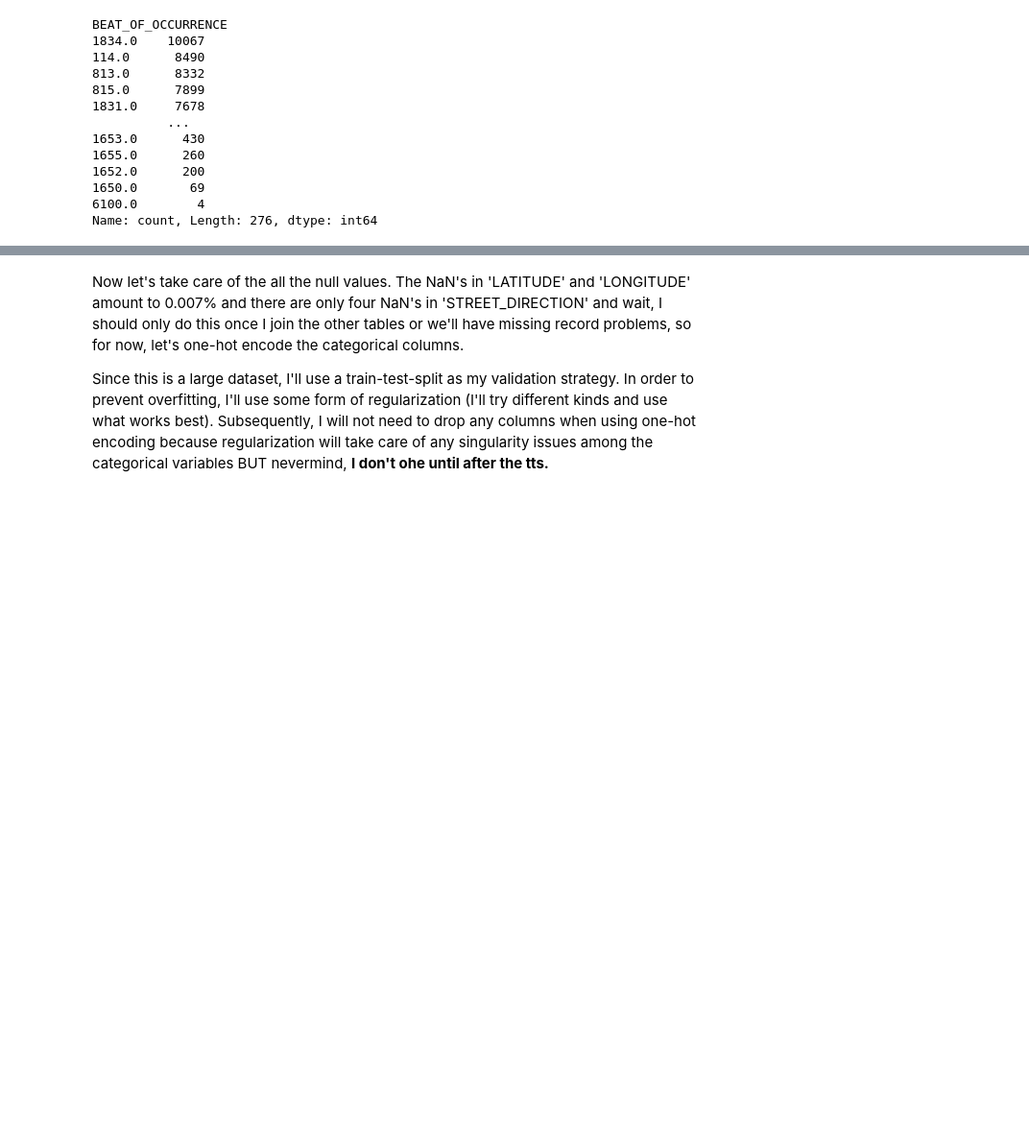
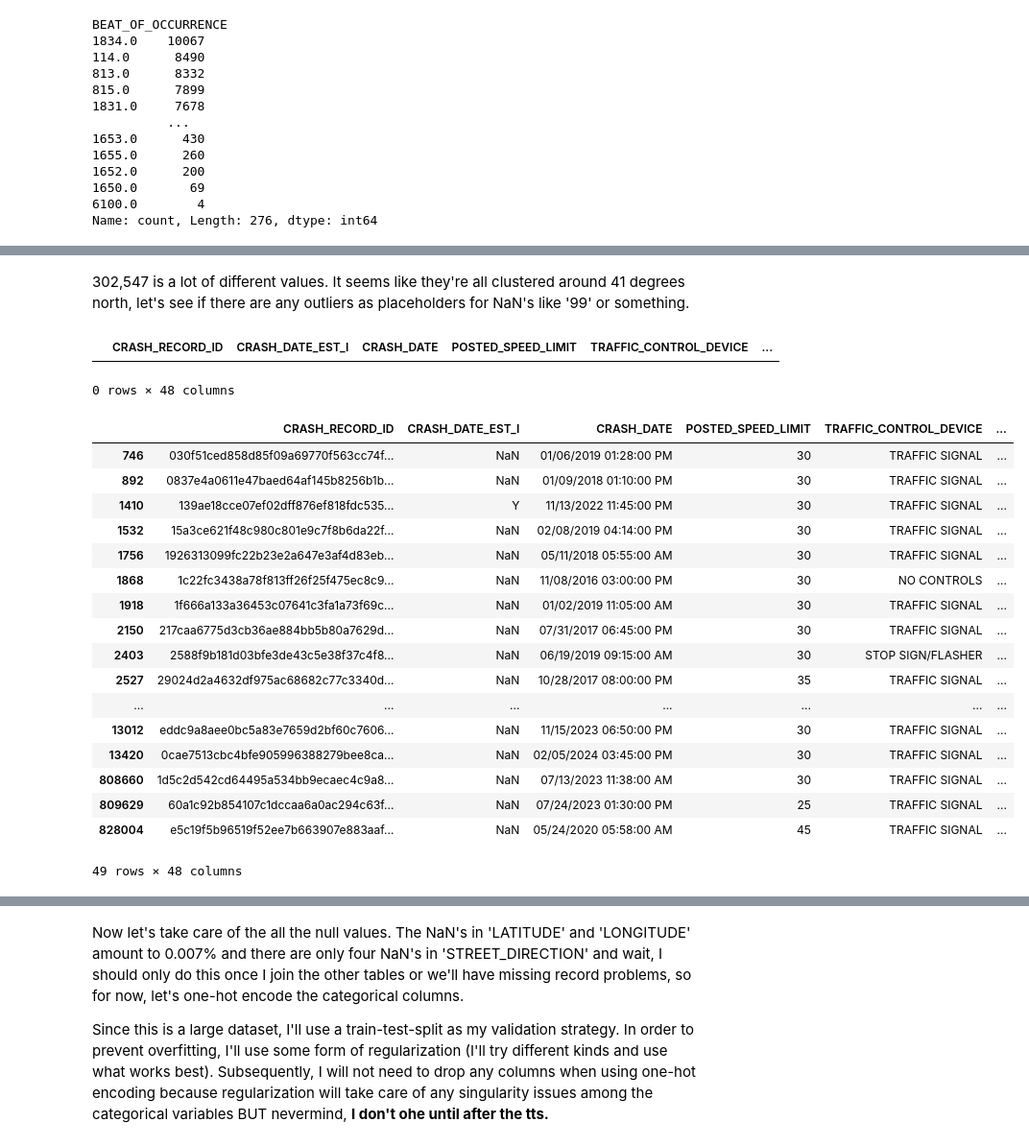
Before and after one commit to joeldmott/chicago_auto_accidents_project, a Jupyter notebook: data_engineering_notebook.ipynb, the cells around one changed output, grey strips where cells are left out. Shown at 96% size. Drawn from its saved outputs; the diff is of its cells as text; code cells hidden in the pictures; blank space fills up the shorter version.

```diff
--- a/data_engineering_notebook.ipynb
+++ b/data_engineering_notebook.ipynb
@@ -270,0 +277,28 @@ Name: count, Length: 276, dtype: int64
+# %% [markdown]
+302,547 is a lot of different values. It seems like they're all clustered around 41 degrees north, let's see if there are any outliers as placeholders for NaN's like '99' or something.
+# %%
+crashes_df[crashes_df['LATITUDE'] > 43]
+# %% [output]
+|  | CRASH_RECORD_ID | CRASH_DATE_EST_I | CRASH_DATE | POSTED_SPEED_LIMIT | TRAFFIC_CONTROL_DEVICE | ... |
+0 rows × 48 columns
+# %%
+crashes_df[crashes_df['LATITUDE'] < 40]
+# %% [output]
+|  | CRASH_RECORD_ID | CRASH_DATE_EST_I | CRASH_DATE | POSTED_SPEED_LIMIT | TRAFFIC_CONTROL_DEVICE | ... |
+| 746 | 030f51ced858d85f09a69770f563cc74f... | NaN | 01/06/2019 01:28:00 PM | 30 | TRAFFIC SIGNAL | ... |
+| 892 | 0837e4a0611e47baed64af145b8256b1b... | NaN | 01/09/2018 01:10:00 PM | 30 | TRAFFIC SIGNAL | ... |
+| 1410 | 139ae18cce07ef02dff876ef818fdc535... | Y | 11/13/2022 11:45:00 PM | 30 | TRAFFIC SIGNAL | ... |
+| 1532 | 15a3ce621f48c980c801e9c7f8b6da22f... | NaN | 02/08/2019 04:14:00 PM | 30 | TRAFFIC SIGNAL | ... |
+| 1756 | 1926313099fc22b23e2a647e3af4d83eb... | NaN | 05/11/2018 05:55:00 AM | 30 | TRAFFIC SIGNAL | ... |
+| 1868 | 1c22fc3438a78f813ff26f25f475ec8c9... | NaN | 11/08/2016 03:00:00 PM | 30 | NO CONTROLS | ... |
+| 1918 | 1f666a133a36453c07641c3fa1a73f69c... | NaN | 01/02/2019 11:05:00 AM | 30 | TRAFFIC SIGNAL | ... |
+| 2150 | 217caa6775d3cb36ae884bb5b80a7629d... | NaN | 07/31/2017 06:45:00 PM | 30 | TRAFFIC SIGNAL | ... |
+| 2403 | 2588f9b181d03bfe3de43c5e38f37c4f8... | NaN | 06/19/2019 09:15:00 AM | 30 | STOP SIGN/FLASHER | ... |
+| 2527 | 29024d2a4632df975ac68682c77c3340d... | NaN | 10/28/2017 08:00:00 PM | 35 | TRAFFIC SIGNAL | ... |
+| ... | ... | ... | ... | ... | ... | ... |
+| 13012 | eddc9a8aee0bc5a83e7659d2bf60c7606... | NaN | 11/15/2023 06:50:00 PM | 30 | TRAFFIC SIGNAL | ... |
+| 13420 | 0cae7513cbc4bfe905996388279bee8ca... | NaN | 02/05/2024 03:45:00 PM | 30 | TRAFFIC SIGNAL | ... |
+| 808660 | 1d5c2d542cd64495a534bb9ecaec4c9a8... | NaN | 07/13/2023 11:38:00 AM | 30 | TRAFFIC SIGNAL | ... |
+| 809629 | 60a1c92b854107c1dccaa6a0ac294c63f... | NaN | 07/24/2023 01:30:00 PM | 25 | TRAFFIC SIGNAL | ... |
+| 828004 | e5c19f5b96519f52ee7b663907e883aaf... | NaN | 05/24/2020 05:58:00 AM | 45 | TRAFFIC SIGNAL | ... |
+49 rows × 48 columns
```
Also changed, not shown: parts of 39 cells of this notebook.
